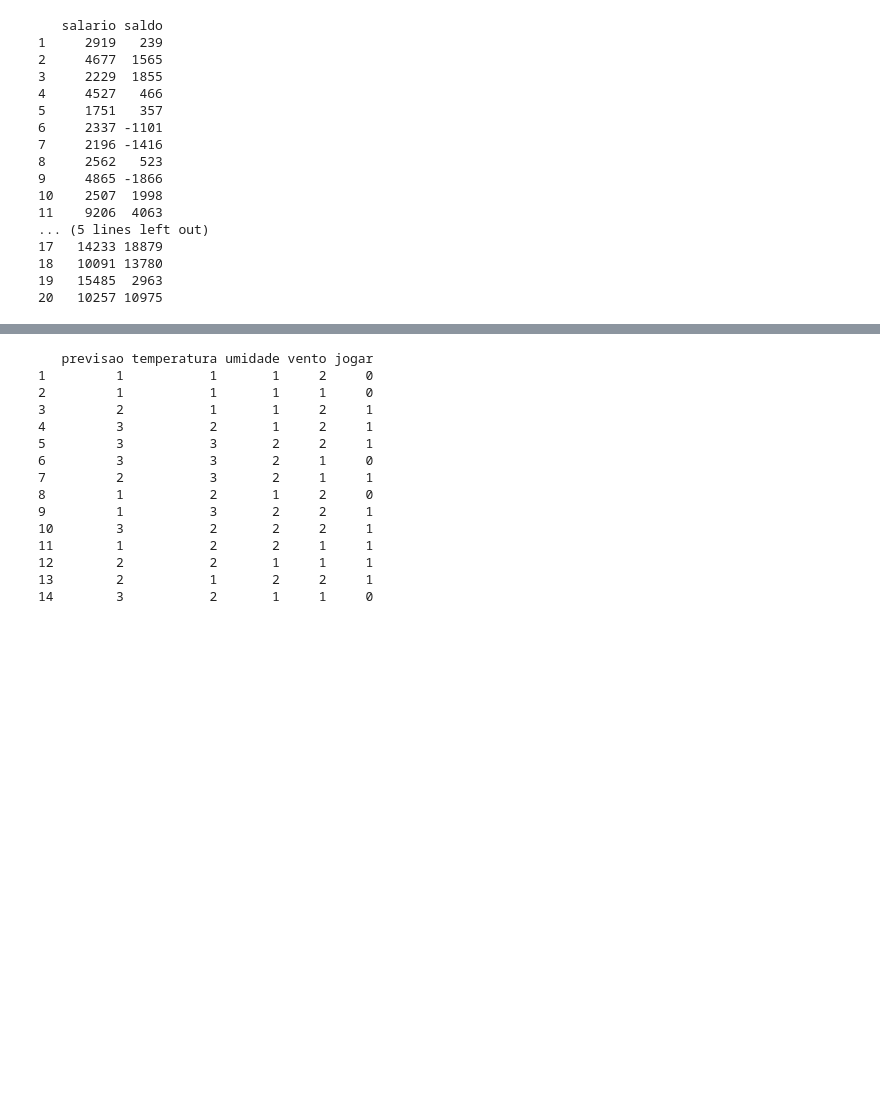
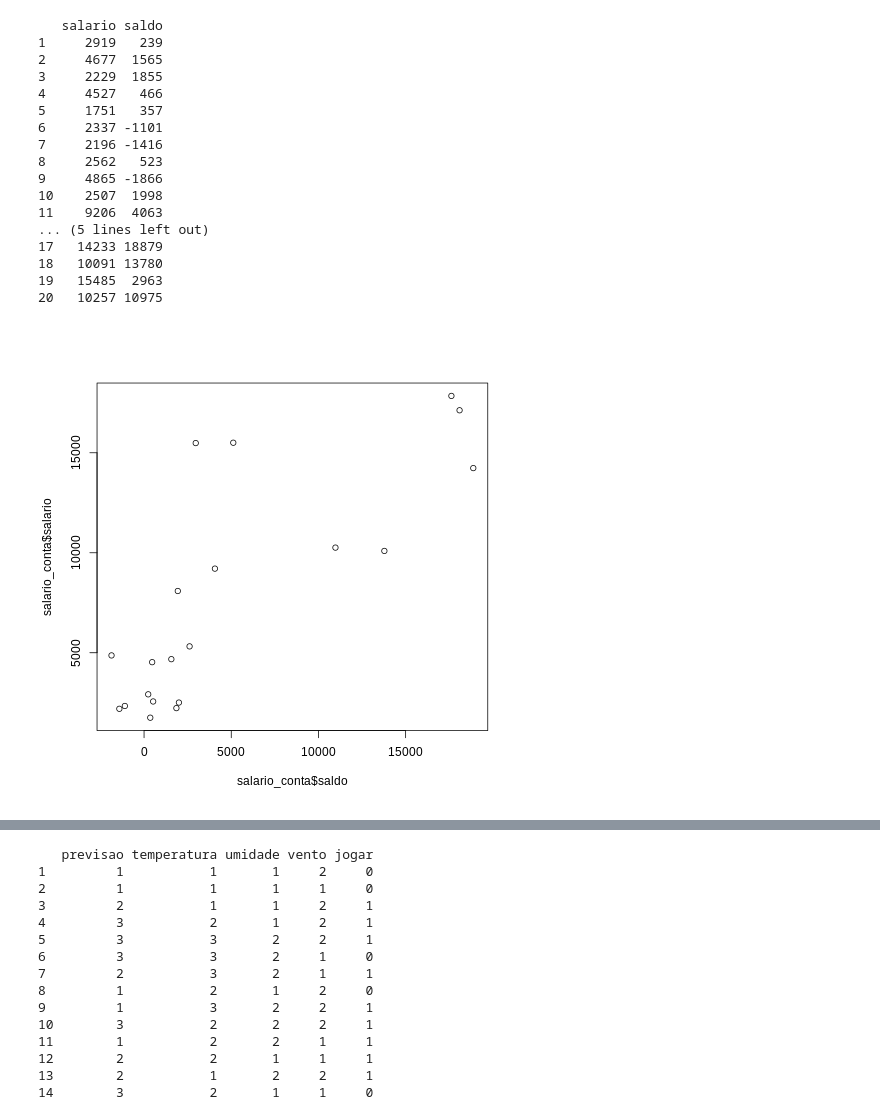
Before and after one commit to lcbjrrr/quant, a Jupyter notebook: IA_R_Assoc_Clust_KMeans.ipynb, the cells around one changed output, grey strips where cells are left out. Cells and saved outputs as stored; diff of their text form; code cells hidden in the pictures; blank space fills up the shorter version.

```diff
--- a/IA_R_Assoc_Clust_KMeans.ipynb
+++ b/IA_R_Assoc_Clust_KMeans.ipynb
@@ -17,24 +18,26 @@ library(cluster)
 # %%
 %%R
 salario_conta <- read.csv('https://raw.githubusercontent.com/lcbjrrr/data/main/salario_conta%20.csv')
-salario_conta
+print(salario_conta)
+plot(salario_conta$salario ~ salario_conta$saldo)
 # %% [output]
    salario saldo
 1     2919   239
 2     4677  1565
 3     2229  1855
 4     4527   466
 5     1751   357
 6     2337 -1101
 7     2196 -1416
 8     2562   523
 9     4865 -1866
 10    2507  1998
 11    9206  4063
 ... (5 lines left out)
 17   14233 18879
 18   10091 13780
 19   15485  2963
 20   10257 10975
+[figure, added]
 # %%
 %%R
```
Also changed, not shown: parts of 7 cells of this notebook.
